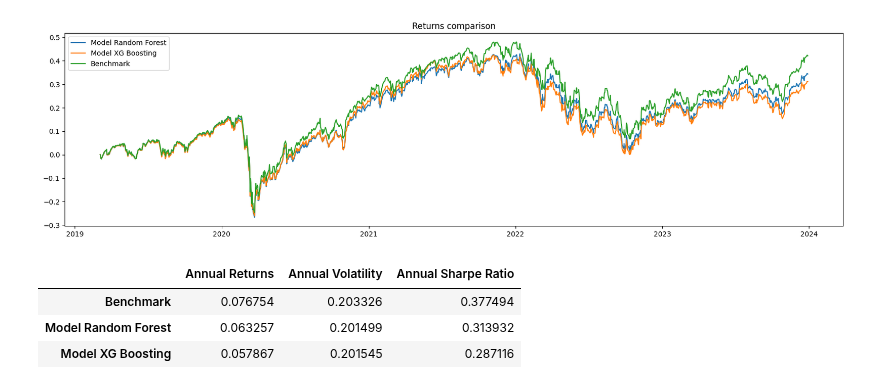
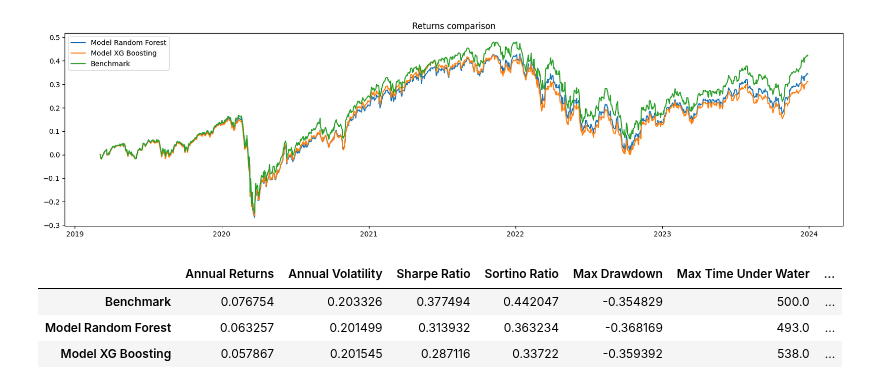
Before and after one commit to lharazin/TFM, a Jupyter notebook: Algorithm/models/base_ml_models.ipynb, the cells around one changed output. Cells and saved outputs as stored; diff of their text form; code cells hidden in the pictures.

```diff
--- a/Algorithm/models/base_ml_models.ipynb
+++ b/Algorithm/models/base_ml_models.ipynb
@@ -267,15 +267,20 @@ plt.show()
 # %%
 df_results = pd.DataFrame(columns=['Annual Returns',
                                    'Annual Volatility',
-                                   'Annual Sharpe Ratio'])
+                                   'Sharpe Ratio',
+                                   'Sortino Ratio',
+                                   'Max Drawdown',
+                                   'Max Time Under Water',
+                                   'Calmar Ratio',
+                                   'Information Ratio'])
 
 calculate_metrics(benchmark_returns, df_results, 'Benchmark')
-calculate_metrics(total_returns_random_forest, df_results, 'Model Random Forest')
-calculate_metrics(total_returns_xg_boosting, df_results, 'Model XG Boosting')
+calculate_metrics(total_returns_random_forest, df_results, 'Model Random Forest', benchmark_returns)
+calculate_metrics(total_returns_xg_boosting, df_results, 'Model XG Boosting', benchmark_returns)
 
 df_results
 # %% [output]
-|  | Annual Returns | Annual Volatility | Annual Sharpe Ratio |
-| Benchmark | 0.076754 | 0.203326 | 0.377494 |
-| Model Random Forest | 0.063257 | 0.201499 | 0.313932 |
-| Model XG Boosting | 0.057867 | 0.201545 | 0.287116 |
+|  | Annual Returns | Annual Volatility | Sharpe Ratio | Sortino Ratio | Max Drawdown | Max Time Under Water | ... |
+| Benchmark | 0.076754 | 0.203326 | 0.377494 | 0.442047 | -0.354829 | 500.0 | ... |
+| Model Random Forest | 0.063257 | 0.201499 | 0.313932 | 0.363234 | -0.368169 | 493.0 | ... |
+| Model XG Boosting | 0.057867 | 0.201545 | 0.287116 | 0.33722 | -0.359392 | 538.0 | ... |
```
Also changed, not shown: 3 other files.
